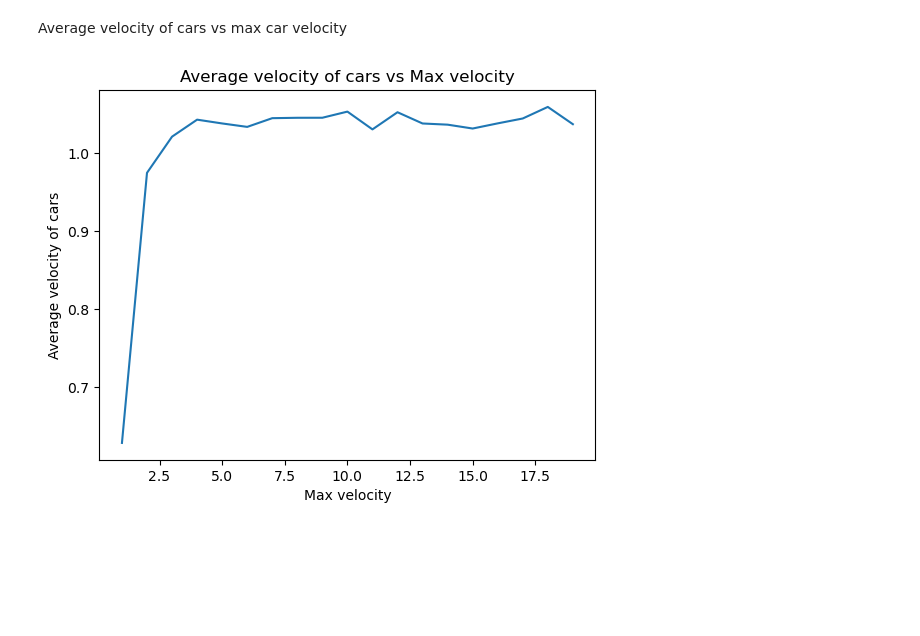
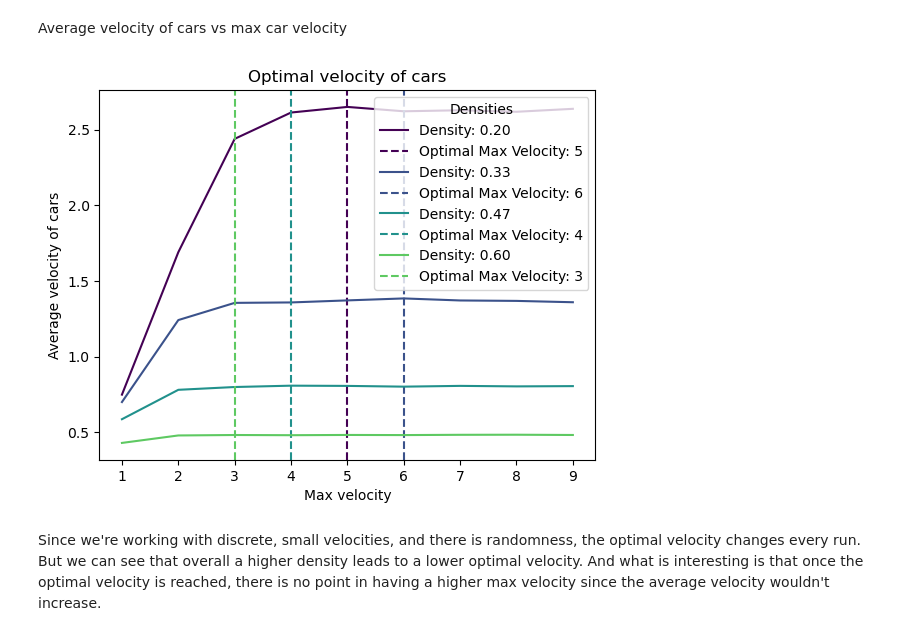
Before and after one commit to SofiaHilma/Traffic_flow_simulation, a Jupyter notebook: traffic_notebook.ipynb, the cells around one changed output. Cells and saved outputs as stored; diff of their text form; code cells hidden in the pictures; blank space fills up the shorter version.

Commit message:
Optimal velocity calculated

```diff
--- a/traffic_notebook.ipynb
+++ b/traffic_notebook.ipynb
@@ -251,26 +251,50 @@ plt.show()
 [figure]
 # %% [markdown]
 Average velocity of cars vs max car velocity
-# %%
-# Parameters
-L = 500
-N = 200
-p = 0.2
-t_max = 100
-
-v_max = np.arange(1, 20, 1)
-
-velocity_averages = []
-
-for v in v_max:
-    velocity_average = functions.Nagel_Schreckenberg(L, N, v, p, t_max)[4]
-    velocity_averages.append(velocity_average)
-
-# Plotting
-plt.plot(v_max, velocity_averages)
-plt.xlabel('Max velocity')
-plt.ylabel('Average velocity of cars')
-plt.title('Average velocity of cars vs Max velocity')
-plt.show()
-# %% [output]
-[figure, removed]
+# %%
+# Parameters
+L = 500
+N = 250
+p = 0.2
+t_max = 1000
+
+v_max = np.arange(1, 10, 1)
+densities = np.linspace(0.2, 0.6, 4)
+
+velocity_averages = []
+
+for v in v_max:
+    for density in densities:
+        velocity_average = functions.Nagel_Schreckenberg(L, int(L * density), v, p, t_max)[4]
+        velocity_averages.append(velocity_average)
+
+# Reshape velocity_averages to match the shape of v_max and densities
+velocity_averages = np.array(velocity_averages).reshape(len(v_max), len(densities))
+
+# For each density
+for i in range(len(densities)):
+    # Plotting the lines with gradients of colour
+    colour = plt.cm.viridis(i / float(len(densities)))
+    plt.plot(v_max, velocity_averages[:, i], color=colour, label=f'Density: {densities[i]:.2f}')
+
+    # Calculate the rate of change of velocity for each density
+    rate_of_change = np.diff(velocity_averages[:, i]) / np.diff(v_max)
+
+    # Find the indexes where the rate of change starts decreasing
+    optimal_index = np.argmax(rate_of_change < 0)
+
+    # Find the max velocity that corresponds to this index
+    optimal_v_max = v_max[optimal_index]
+
+    # Plot the dashed vertical line for optimal max velocity
+    plt.axvline(x=optimal_v_max, color=colour, linestyle='--', label=f'Optimal Max Velocity: {optimal_v_max}')
+
+plt.xlabel('Max velocity')
+plt.ylabel('Average velocity of cars')
+plt.title('Optimal velocity of cars')
+plt.legend(title='Densities')
+plt.show()
+# %% [output]
+[figure, added]
+# %% [markdown]
+Since we're working with discrete, small velocities, and there is randomness, the optimal velocity changes every run. But we can see that overall a higher density leads to a lower optimal velocity. And what is interesting is that once the optimal velocity is reached, there is no point in having a higher max velocity since the average velocity wouldn't increase.
```
